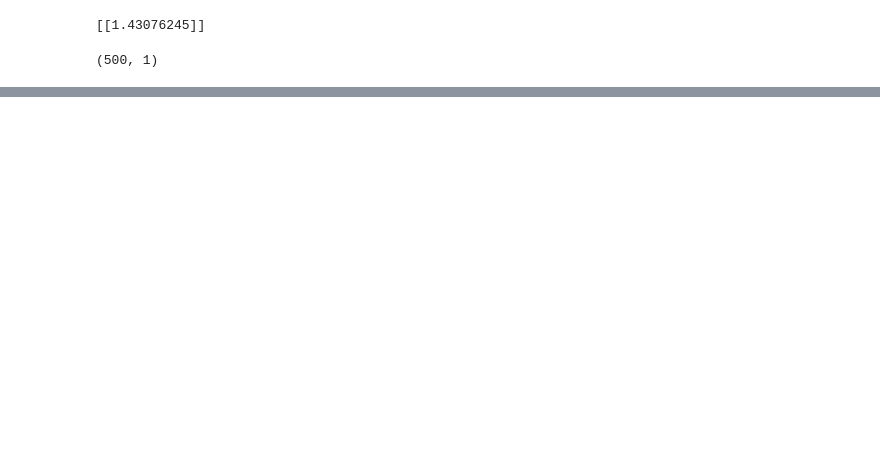
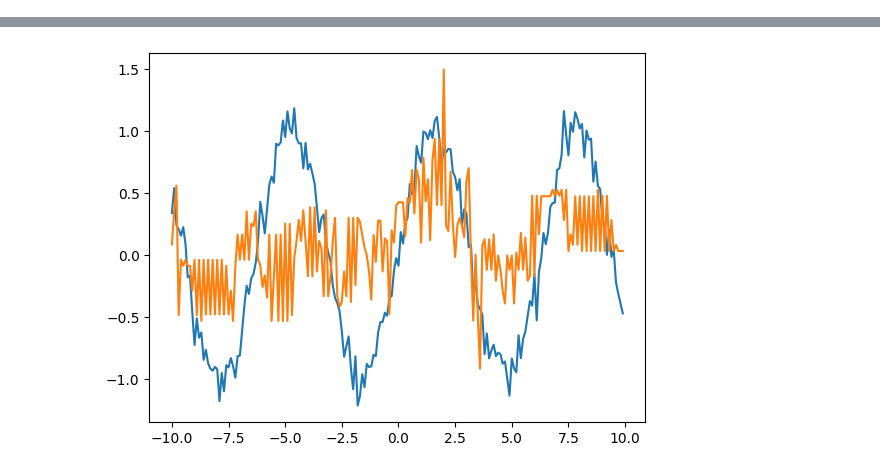
Before and after one commit to THOTHSM/RNN-Scratch, a Jupyter notebook: rnn.ipynb, the cells around one changed output, grey strips where cells are left out. Saved outputs shown, nothing was run; the diff lists cells and outputs as text; code cells hidden in the pictures; blank space fills up the shorter version.

```diff
--- a/rnn.ipynb
+++ b/rnn.ipynb
@@ -194,6 +172,0 @@ nan
-# %%
-print(L)
-r.Act[2].inputs.shape
-# %% [output]
-[[1.43076245]]
-(500, 1)
@@ -199,0 +224,33 @@ r.Act[2].inputs.shape
+# %%
+import numpy as np
+import matplotlib.pyplot as plt
+
+
+x=np.arange(-10,10,0.1)
+x = x.reshape(len(x),1)
+y = np.sin(x)+0.1*np.random.randn(len(x),1)
+
+r = RNN(x,500,Tanh())
+opt=SGD_Optimizer(1e-5,0.01,0.99)
+
+for i in range(10000):
+    r.forward()
+    y_hat = r.y_hat
+    t=r.t
+    H=r.H
+
+    dy = y_hat - y
+    L = np.round(0.5*np.dot(dy.T,dy)/t,4)
+
+    if i%100 == 0:
+        print(f'Loss : {L[0][0]} ')
+
+    r.backward(dy)
+    opt.pre_update()
+    opt.parameter_update(r)
+    opt.post_update()
+
+plt.plot(x,y)
+plt.plot(x,y_hat)
+plt.show()
+# %% [output]
@@ -199,0 +274 @@ r.Act[2].inputs.shape
+[figure, added]
```
Also changed, not shown: parts of 6 cells of this notebook.
